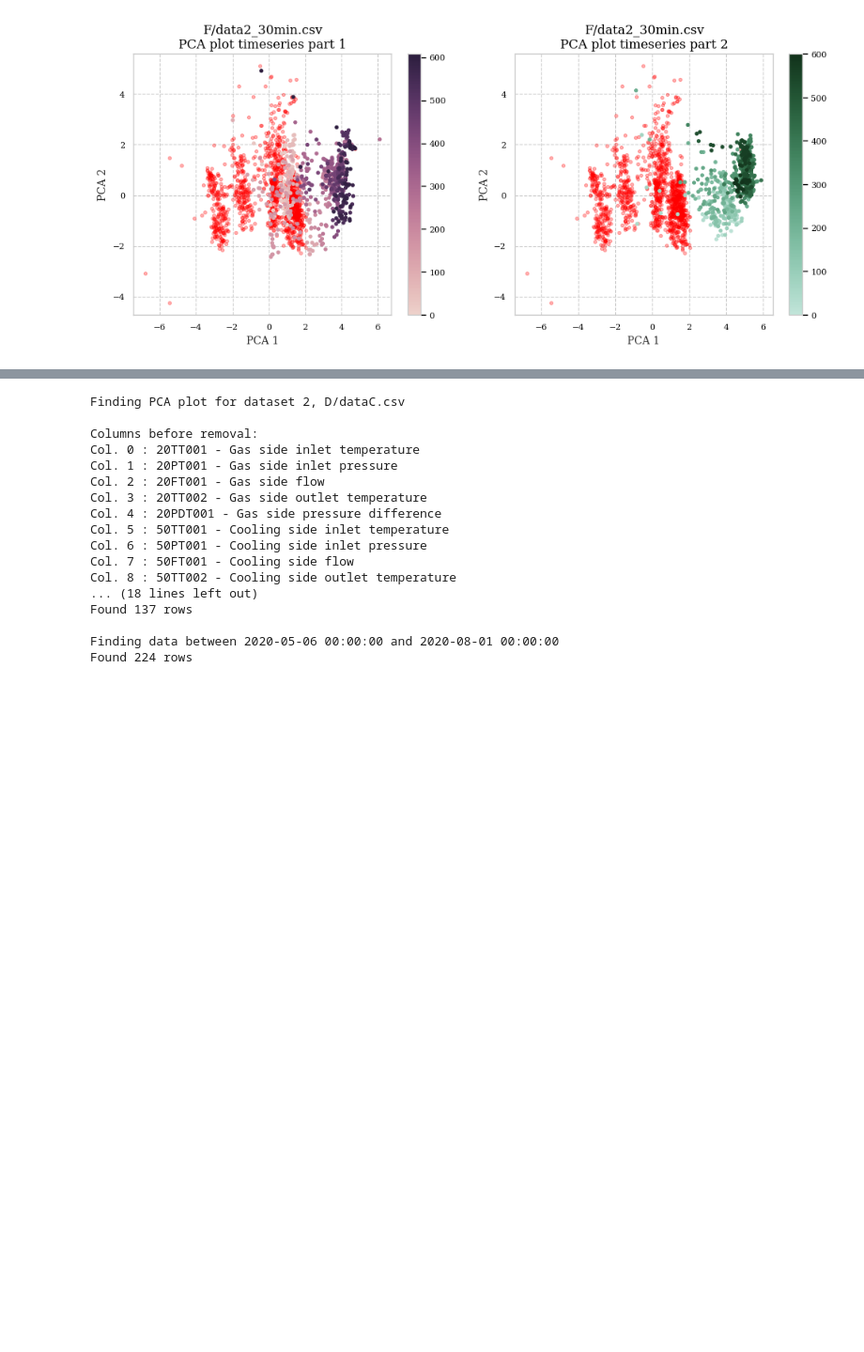
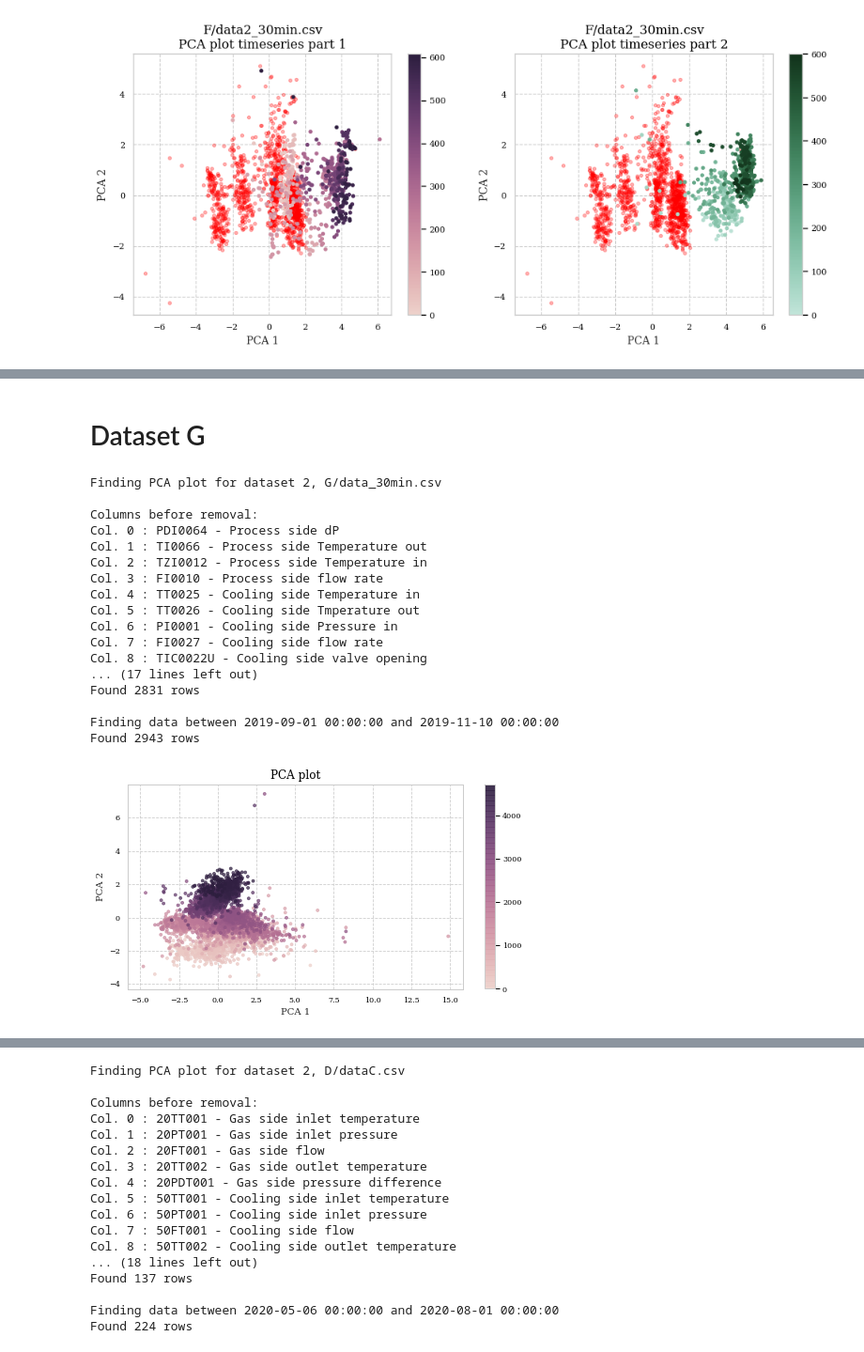
Before and after one commit to hermanwh/master-thesis, a Jupyter notebook: example_pca_duo_plot.ipynb, the cells around one changed output, grey strips where cells are left out. Shown: that part at 94% size. Drawn from its saved outputs; the diff is of its cells as text; code cells hidden in the pictures; blank space fills up the shorter version.

Commit message:
Added dataset G to pca and correlation plot notebooks. Redid G example

```diff
--- a/example_pca_duo_plot.ipynb
+++ b/example_pca_duo_plot.ipynb
@@ -127,3 +129,83 @@ In the above plots, the color darkness of the points gradually increase. For par
 As mentioned initially, it appears difficult to say anything specifically about the development of heat exchanger fouling by looking at the PCA plots. Even so, some interesting trends can be seen. The first timeseries gradually trends towards the right and upwards. Following the switch to a clean heat exchanger, the initial points of the second time series have moved significantly compared to the end points of the first time series. The point of operation then moves slightly upwards and to the right over a period of time.
 
 This trend could be interpreted as gradual fouling in the heat exchanger, although this is onyl suggested and by no means validated by these findings.
+# %% [markdown]
+# Dataset G
+# %%
+# Reset Api with default values
+mlApi = Api()
+
+filename = "../master-thesis-db/datasets/G/data_30min.csv"
+datasetName = "G/data_30min.csv"
+
+columns = [
+	['PDI0064', 'Process side dP', 'bar'],
+	['TI0066', 'Process side Temperature out','degrees'],
+	['TZI0012', 'Process side Temperature in', 'degrees'],
+	['FI0010', 'Process side flow rate', 'MSm^3/d(?)'],
+	['TT0025', 'Cooling side Temperature in', 'degrees'],
+	['TT0026', 'Cooling side Tmperature out', 'degrees'],
+	['PI0001', 'Cooling side Pressure in', 'barG'],
+	['FI0027', 'Cooling side flow rate', 'MSm^3/d(?)'],
+	['TIC0022U', 'Cooling side valve opening', '%'],
+	['PDT0024', 'Cooling side dP', 'bar'],
+]
+
+irrelevantColumns = [
+    'PDI0064',
+    'PDT0024',
+    'FI0027',
+    'PI0001',
+]
+
+traintime = [
+	["2019-04-10 00:00:00", "2019-08-01 00:00:00"]
+]
+
+testtime = [
+	"2017-01-01 00:00:00",
+	"2020-03-01 00:00:00",
+]
+
+
+testtime1 = [
+    "2019-02-01 00:00:00",
+    "2019-04-01 00:00:00",
+]
+
+testtime2 = [
+    "2019-09-01 00:00:00",
+    "2019-11-10 00:00:00",
+]
+#testtime2 = [
+#    "2019-09-01 00:00:00",
+#    "2020-03-01 00:00:00",
+#]
+
+print("Finding PCA plot for dataset 2, "+datasetName)
+print(" ")
+
+df = mlApi.initDataframe(filename, columns, irrelevantColumns)
+df_train, df_test = mlApi.getTestTrainSplit(traintime, testtime)
+df_test_1, df_test_2 = mlApi.getTestTrainSplit([testtime1], testtime2)
+
+statApi.pcaPlot(df_train)
+# %% [output]
+Finding PCA plot for dataset 2, G/data_30min.csv
+
+Columns before removal:
+Col. 0 : PDI0064 - Process side dP
+Col. 1 : TI0066 - Process side Temperature out
+Col. 2 : TZI0012 - Process side Temperature in
+Col. 3 : FI0010 - Process side flow rate
+Col. 4 : TT0025 - Cooling side Temperature in
+Col. 5 : TT0026 - Cooling side Tmperature out
+Col. 6 : PI0001 - Cooling side Pressure in
+Col. 7 : FI0027 - Cooling side flow rate
+Col. 8 : TIC0022U - Cooling side valve opening
+... (17 lines left out)
+Found 2831 rows
+
+Finding data between 2019-09-01 00:00:00 and 2019-11-10 00:00:00
+Found 2943 rows
+[figure, added]
```
Also changed, not shown: parts of 7 cells of this notebook, 3 other files.
